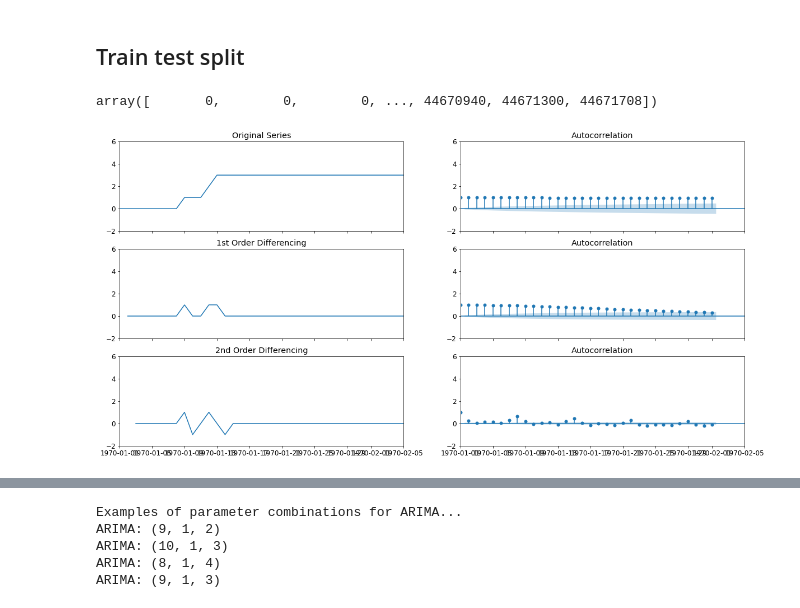
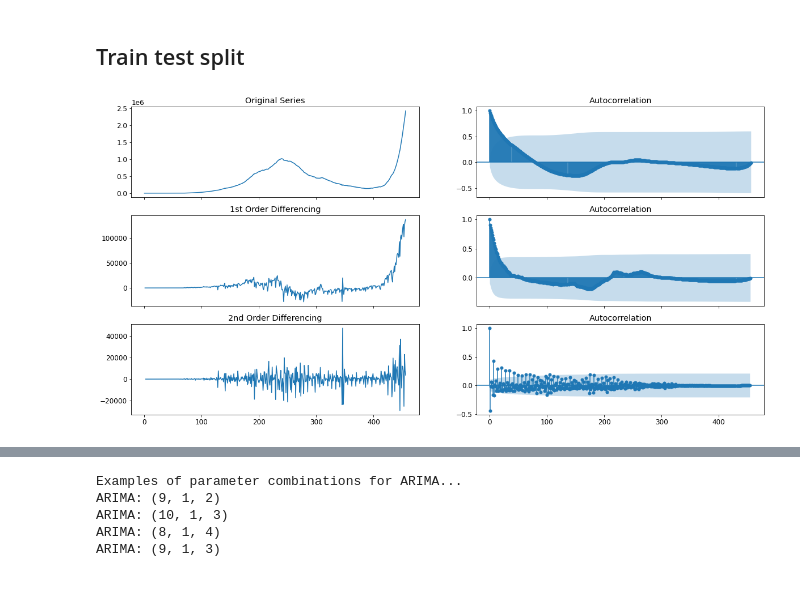
Before and after one commit to bharathvariar/Time-Forecasting-with-ARIMA-and-Neural-Networks, a Jupyter notebook: Deep Learning Project.ipynb, the cells around one changed output, grey strips where cells are left out. Drawn from its saved outputs; the diff is of its cells as text; code cells hidden in the pictures.

Commit message:
Expected ACF plots obtained

```diff
--- a/Deep Learning Project.ipynb
+++ b/Deep Learning Project.ipynb
@@ -52,41 +52,34 @@ active_test = active_df['2021-04-23':'2021-04-08']
 confirmed_train = confirmed_df['2020-01-22':'2021-04-22']
 confirmed_test = confirmed_df['2021-04-23':'2021-04-08']
 # %%
-arr = confirmed_df['India'].to_numpy()
-arr
+arr = active_train['India'].to_numpy()
-# %% [output]
-array([       0,        0,        0, ..., 44670940, 44671300, 44671708])
 # %%
 # Original Series
 from datetime import date
 from statsmodels.graphics.tsaplots import plot_acf, plot_pacf
 df = pd.DataFrame(arr)
 #df = confirmed_df['India']#, 'Germany', 'Spain', 'United Kingdom', 'France', 'India', 'Iran', 'Italy', 'Russia', 'Turkey']
+
 fig, axes = plt.subplots(3, 2, sharex=True)
-for i in range(3):
-    for j in range(2):
-        axes[i, j].xaxis.get_data_interval()
-        axes[i, j].set_xlim([date(1970, 1, 1), date(1970, 2, 5)])
-        axes[i, j].set_ylim(-2,6)
 axes[0, 0].plot(df)
 axes[0, 0].set_title('Original Series')
-plot_acf(df, ax=axes[0, 1])
+plot_acf(df, ax=axes[0, 1], lags=df.shape[0] - 1)
 #plot_acf(df.squeeze(), lags=100, ax = axes[0, 1])
 
 # 1st Differencing
 axes[1, 0].plot(df.diff())
 axes[1, 0].set_title('1st Order Differencing')
-plot_acf(df.diff().dropna(), ax=axes[1, 1])
+plot_acf(df.diff().dropna(), ax=axes[1, 1], lags=df.shape[0] - 2)
 #plot_acf(df.diff().squeeze(), lags=1000, ax = axes[1, 1])
 
 
 # 2nd Differencing
 axes[2, 0].plot(df.diff().diff())
 axes[2, 0].set_title('2nd Order Differencing')
-plot_acf(df.diff().diff().dropna(), ax=axes[2, 1])
+plot_acf(df.diff().diff().dropna(), ax=axes[2, 1], lags=df.shape[0] - 3)
 #plot_acf(df.diff().diff().squeeze(), lags=40, ax = axes[2, 1])
 
 plt.show()
 # %% [output]
-[figure, old version]
+[figure, new version]
 # %%
```
Also changed, not shown: parts of 5 cells of this notebook.
